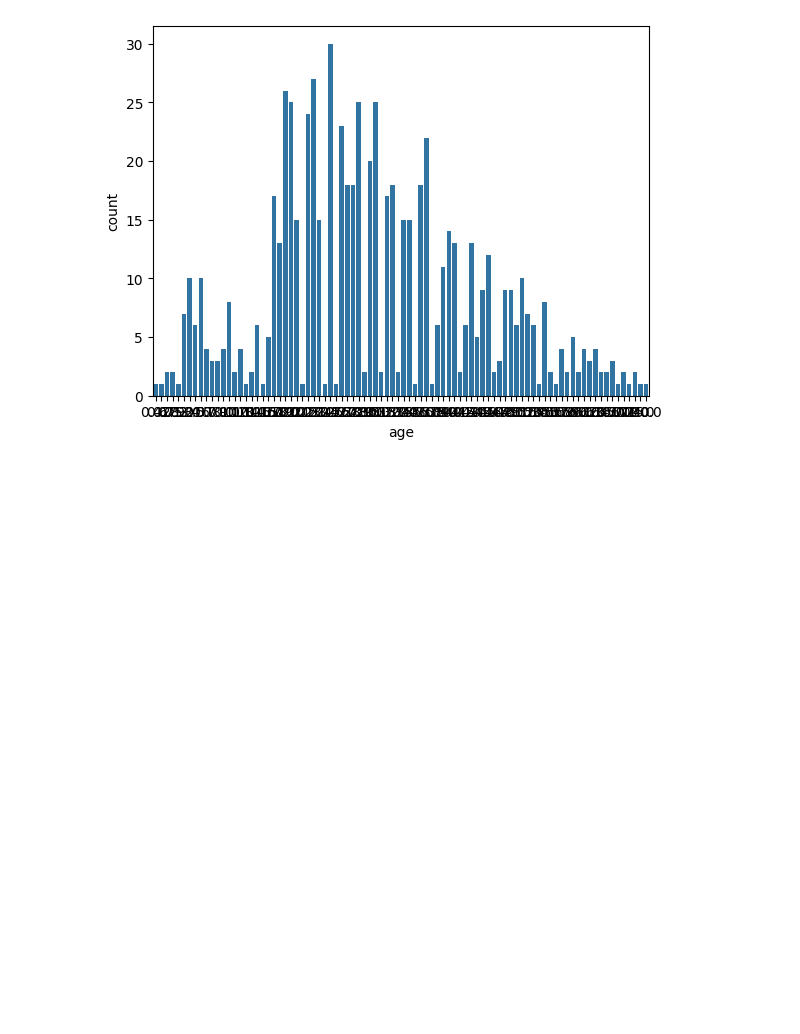
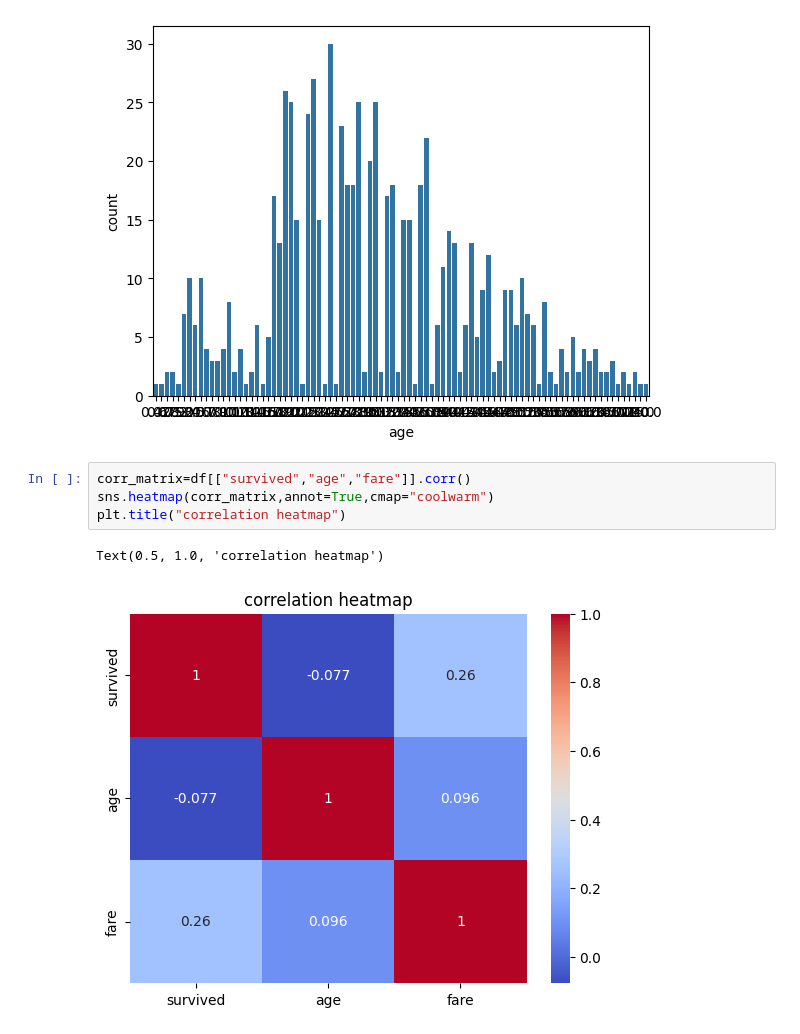
Before and after one commit to MLN142/TD_EDA, a Jupyter notebook: Titanic_Analysis.ipynb, the cells around one changed output. Saved outputs shown, nothing was run; the diff lists cells and outputs as text; blank space fills up the shorter version.

Commit message:
final visualizations

```diff
--- a/Titanic_Analysis.ipynb
+++ b/Titanic_Analysis.ipynb
@@ -168,3 +168,10 @@ sns.countplot(data=df,x="age")
 # %% [output]
 <Axes: xlabel='age', ylabel='count'>
 [figure]
+# %%
+corr_matrix=df[["survived","age","fare"]].corr()
+sns.heatmap(corr_matrix,annot=True,cmap="coolwarm")
+plt.title("correlation heatmap")
+# %% [output]
+Text(0.5, 1.0, 'correlation heatmap')
+[figure, added]
```
Also changed, not shown: parts of 3 cells of this notebook.
